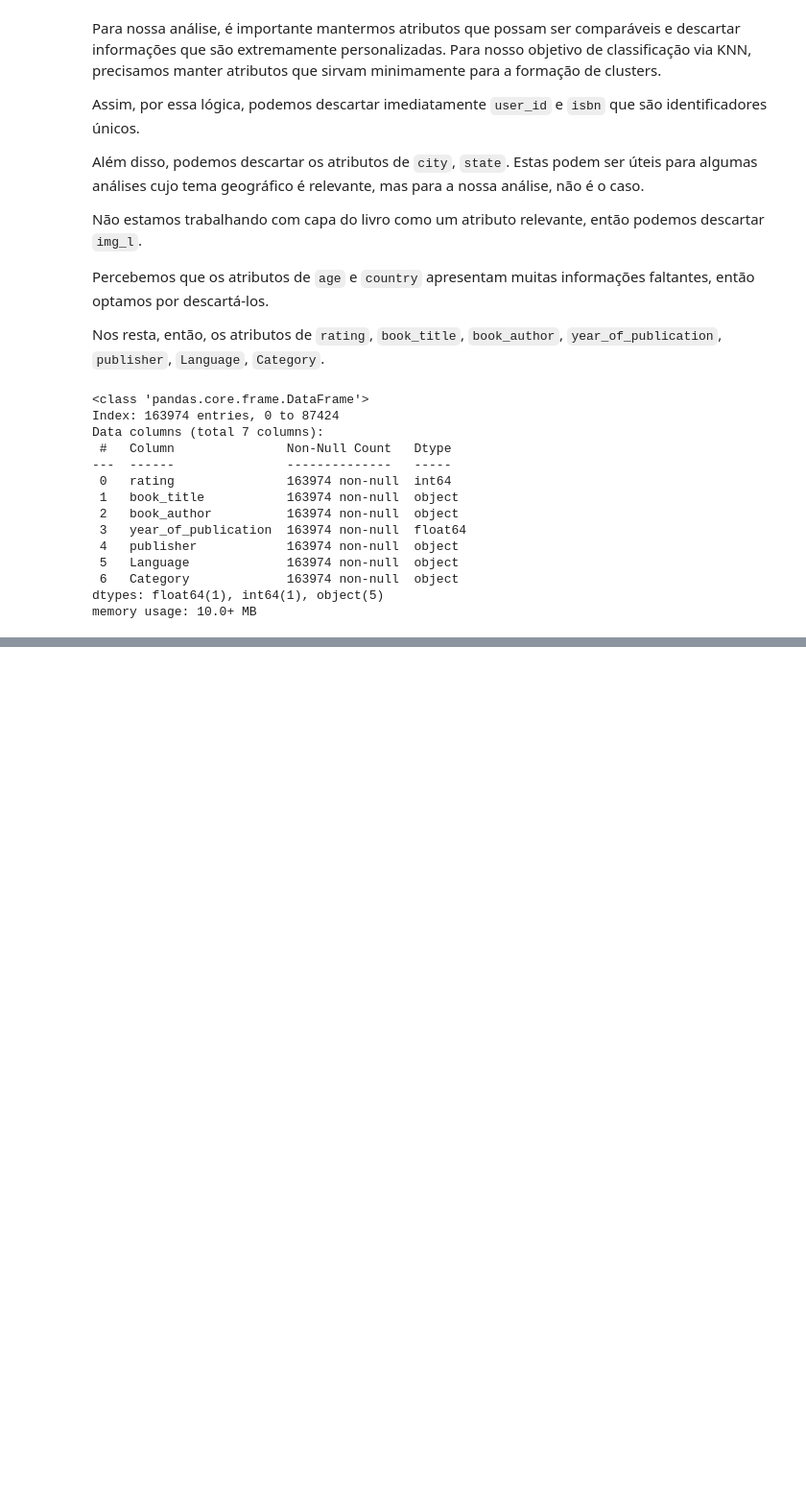
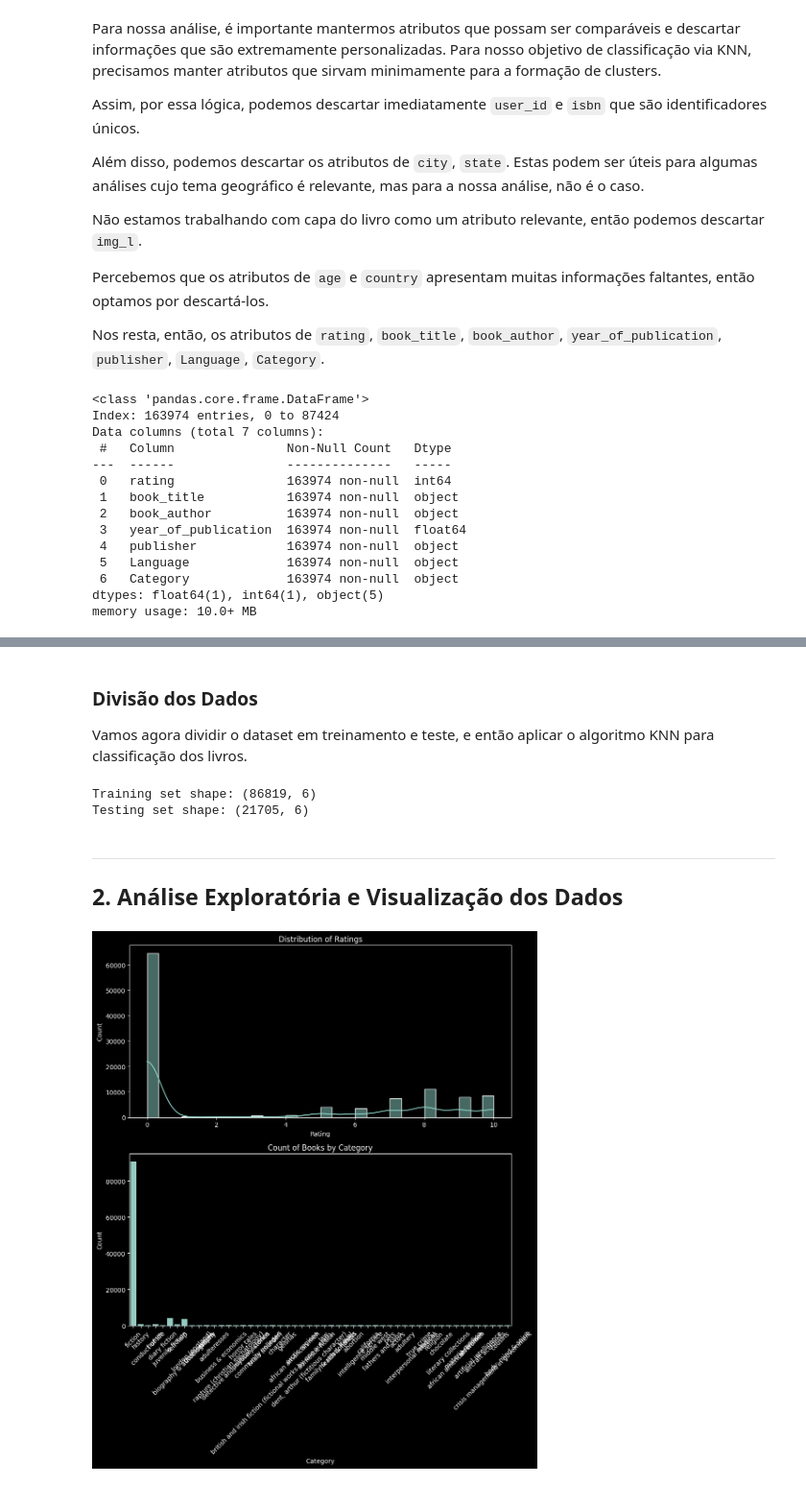
Before and after one commit to joaopcvieira/CMC-13, a Jupyter notebook: main.ipynb, the cells around one changed output, grey strips where cells are left out. Shown at 96% size. Cells and saved outputs as stored; diff of their text form; code cells hidden in the pictures; blank space fills up the shorter version.

```diff
--- a/main.ipynb
+++ b/main.ipynb
@@ -124,0 +137,5 @@ memory usage: 10.0+ MB
+# %%
+dataset = dataset.drop(columns=["Language"]) # Descartando a coluna Language
+
+## Vamos avaliar por categoria agora
+print(dataset['Category'].value_counts().head())
@@ -124,0 +150,11 @@ memory usage: 10.0+ MB
+# %%
+# Vamos descartar os livros que têm "9" como atributo em categoria
+dataset = dataset[dataset['Category'] != '9']
+
+# Vamos tirar os colchetes e aspas do título
+dataset['Category'] = dataset['Category'].str.replace('[','')
+dataset['Category'] = dataset['Category'].str.replace(']','')
+dataset['Category'] = dataset['Category'].str.replace("'",'')
+
+# Aplicar a função lower() à coluna Category para eliminar 'HISTORY' e 'FICTION'
+dataset['Category'] = dataset['Category'].str.lower()
@@ -124,0 +186,47 @@ memory usage: 10.0+ MB
+# %% [markdown]
+### Divisão dos Dados
+
+Vamos agora dividir o dataset em treinamento e teste, e então aplicar o algoritmo KNN para classificação dos livros.
+# %%
+from sklearn.model_selection import train_test_split
+
+# Split the dataset into training (80%) and testing (20%) sets
+train_set, test_set = train_test_split(dataset, test_size=0.2, random_state=42)
+
+# Print the shapes of the training and testing sets
+print("Training set shape:", train_set.shape)
+print("Testing set shape:", test_set.shape)
+
+# Save the training and testing sets to CSV files
+train_set.to_csv("dados_treinamento.csv", index=False)
+test_set.to_csv("dados_teste.csv", index=False)
+# %% [output]
+Training set shape: (86819, 6)
+Testing set shape: (21705, 6)
+# %% [markdown]
+---
+## 2. Análise Exploratória e Visualização dos Dados
+# %%
+import matplotlib.pyplot as plt
+import seaborn as sns
+
+# Visualize the distribution of ratings and count of books by category
+fig, axes = plt.subplots(2, 1, figsize=(10, 12))
+
+# Distribution of ratings
+sns.histplot(data=dataset, x='rating', kde=True, ax=axes[0])
+axes[0].set_title('Distribution of Ratings')
+axes[0].set_xlabel('Rating')
+axes[0].set_ylabel('Count')
+
+# Count of books by category
+sns.countplot(data=dataset, x='Category', ax=axes[1])
+axes[1].set_title('Count of Books by Category')
+axes[1].set_xlabel('Category')
+axes[1].set_ylabel('Count')
+axes[1].tick_params(axis='x', rotation=45)
+
+plt.tight_layout()
+plt.show()
+# %% [output]
+[figure, added]
```
Also changed, not shown: parts of 10 cells of this notebook, 2 other files.
